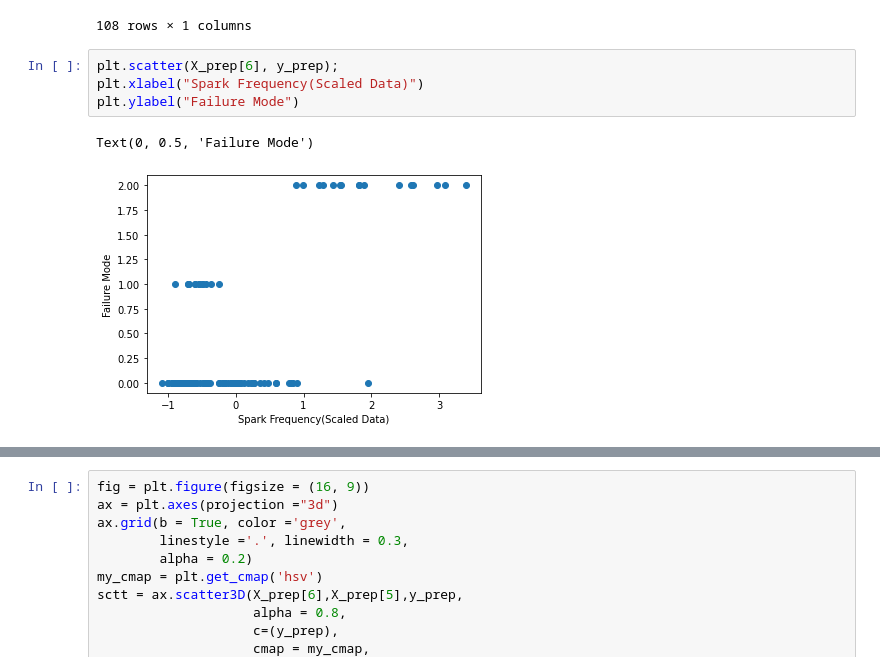
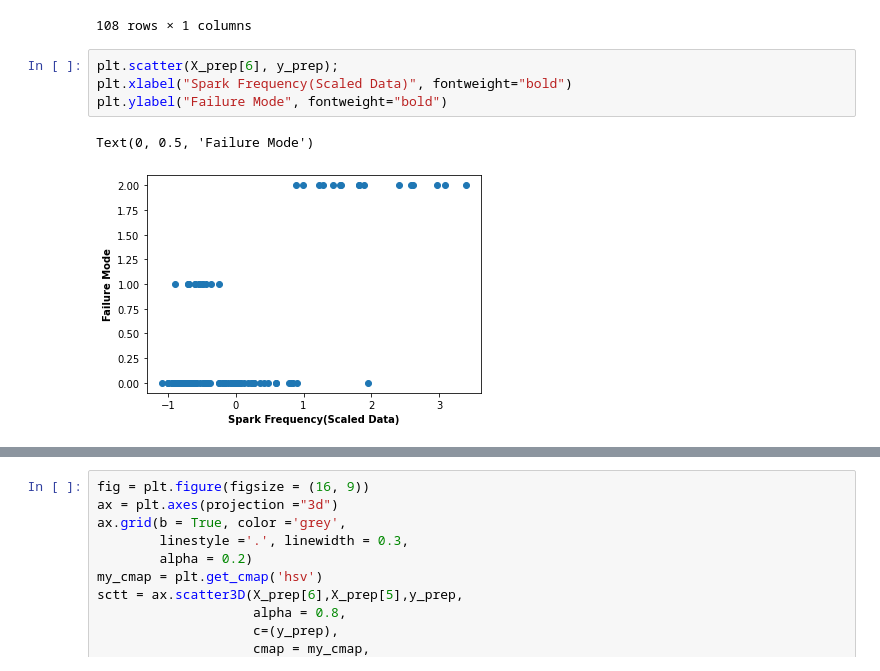
Before and after one commit to VardanMittal/EDM_Process_Failure_Model, a Jupyter notebook: EDM_Process_failure.ipynb, the cells around one changed output, grey strips where cells are left out. Drawn from its saved outputs; the diff is of its cells as text.

Commit message:
"Image and some code modifications"

```diff
--- a/EDM_Process_failure.ipynb
+++ b/EDM_Process_failure.ipynb
@@ -136,8 +136,8 @@ pd.DataFrame(y_prep)
 108 rows × 1 columns
 # %%
 plt.scatter(X_prep[6], y_prep);
-plt.xlabel("Spark Frequency(Scaled Data)")
-plt.ylabel("Failure Mode")
+plt.xlabel("Spark Frequency(Scaled Data)", fontweight="bold")
+plt.ylabel("Failure Mode", fontweight="bold")
 # %% [output]
 Text(0, 0.5, 'Failure Mode')
-[figure, old version]
+[figure, new version]
```
Also changed, not shown: parts of 3 cells of this notebook, 8 other files.
